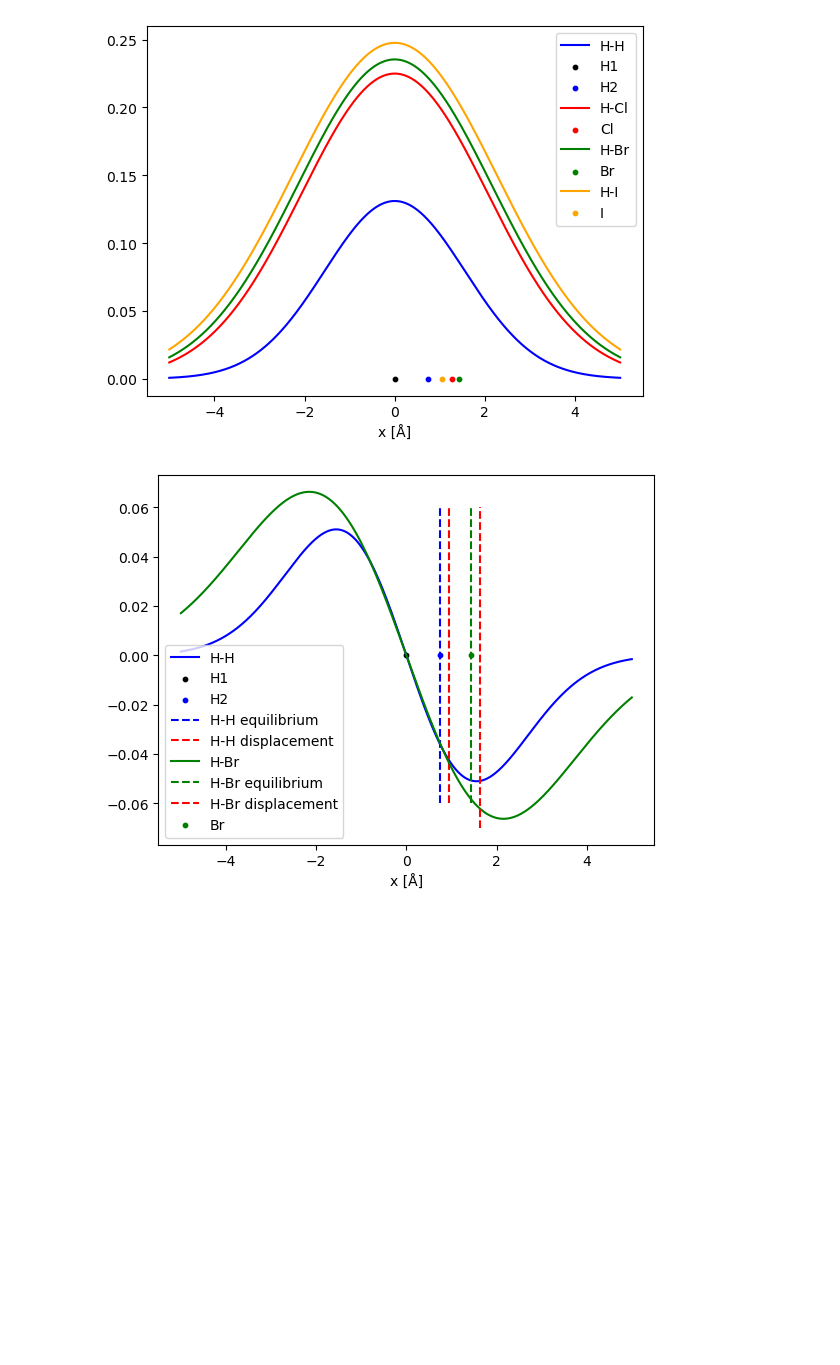
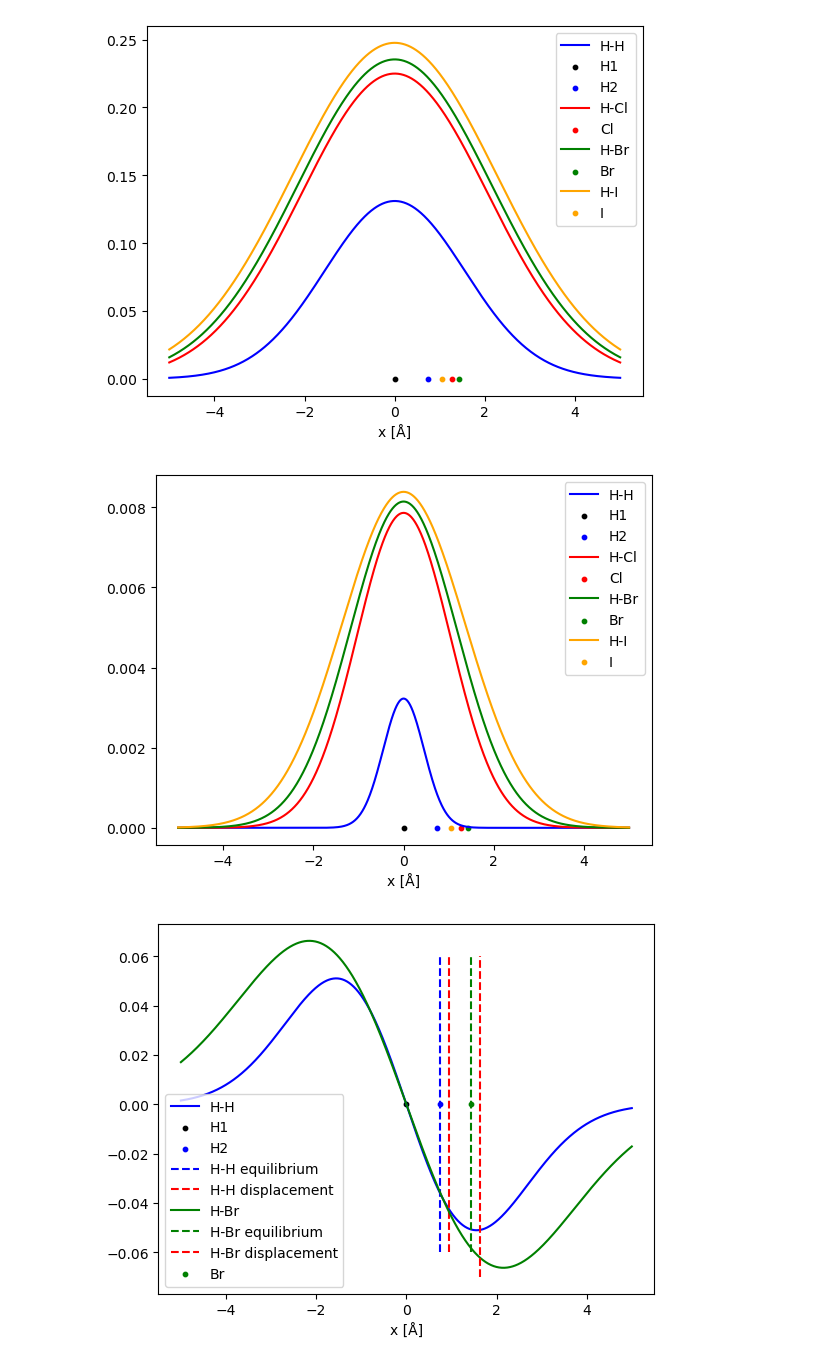
Before and after one commit to LukasMeinschad/overlap_integral_gaussian, a Jupyter notebook: jupyter_notebooks/comparison_impact_of_vdw_volume.ipynb, the cells around one changed output. Cells and saved outputs as stored; diff of their text form; code cells hidden in the pictures; blank space fills up the shorter version.

```diff
--- a/jupyter_notebooks/comparison_impact_of_vdw_volume.ipynb
+++ b/jupyter_notebooks/comparison_impact_of_vdw_volume.ipynb
@@ -107,6 +142,27 @@ plt.legend()
 plt.show()
 # %% [output]
 [figure]
+# %%
+x = np.linspace(-5,5,1000)
+S_HH = S(a,a,covalent_H,covalent_H,x)
+S_Cl = S(a,a,covalent_H,covalent_Cl,x)
+S_HBr = S(a,a,covalent_H,covalent_Br,x)
+S_HI = S(a,a,covalent_H,covalent_I,x)
+
+plt.plot(x,S_HH,label="H-H", color="blue")
+plt.scatter(0, 0, label="H1", s=10,color="black")
+plt.scatter(0.743, 0, label="H2", s=10, color = "blue")
+plt.plot(x,S_Cl,label="H-Cl", color="red")
+plt.scatter(1.278033, 0, label="Cl", s=10, color = "red")
+plt.plot(x,S_HBr,label="H-Br", color="green")
+plt.scatter(1.42585, 0, label="Br", s=10, color = "green")
+plt.plot(x,S_HI,label="H-I", color="orange")
+plt.scatter(1.0571369, 0, label="I", s=10, color = "orange")
+plt.xlabel("x [Å]")
+plt.legend()
+plt.show()
+# %% [output]
+[figure, added]
 # %%
 def S_prime(a1,a2,c1,c2,r):
     exponent = -(r**2)/(2* (c1**2 + c2**2))
```
Also changed, not shown: parts of 2 cells of this notebook, 8 other files.
